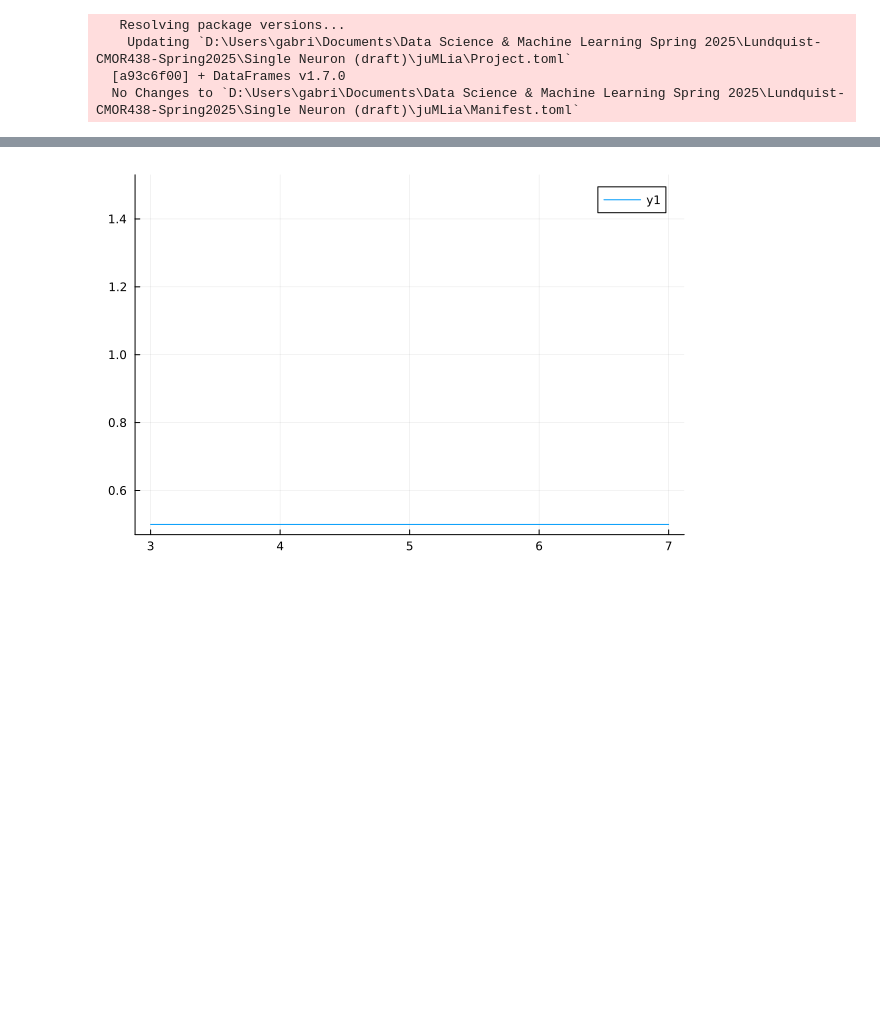
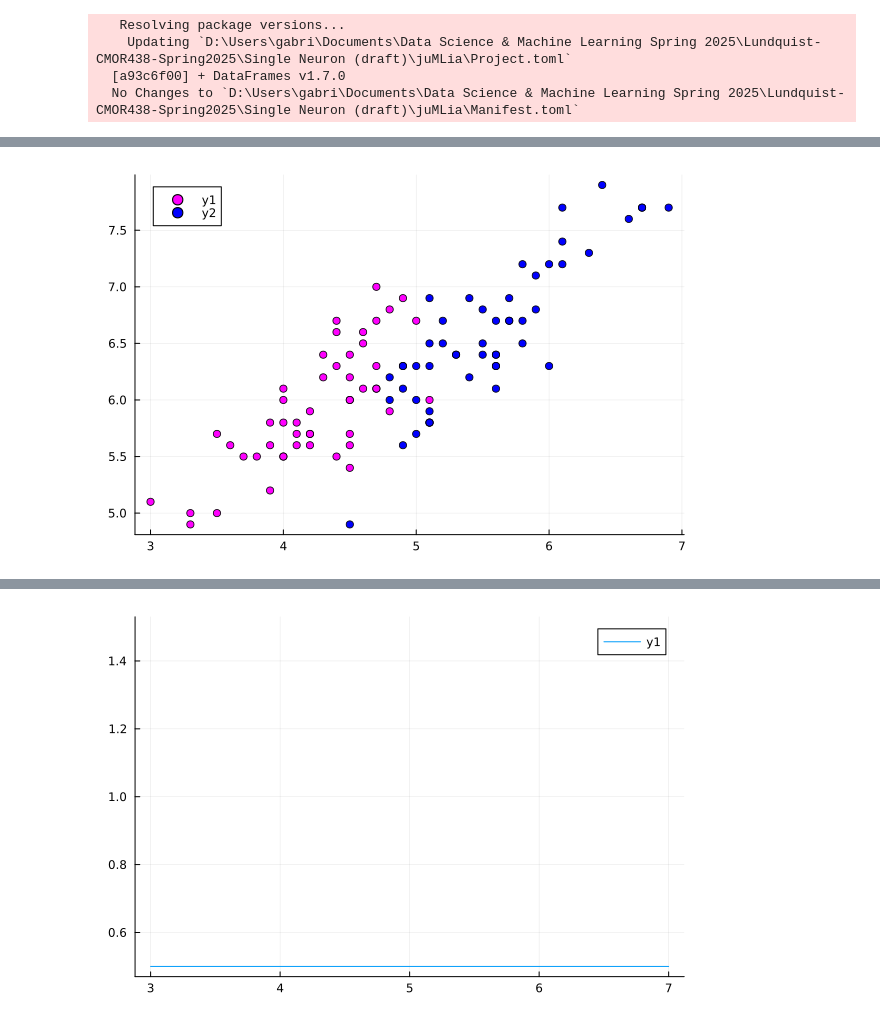
Before and after one commit to gml7/Lundquist-CMOR438-Spring2025, a Jupyter notebook: Single Neuron (draft)/JuliaTesting.ipynb, the cells around one changed output, grey strips where cells are left out. Drawn from its saved outputs; the diff is of its cells as text; code cells hidden in the pictures; blank space fills up the shorter version.

```diff
--- a/Single Neuron (draft)/JuliaTesting.ipynb
+++ b/Single Neuron (draft)/JuliaTesting.ipynb
@@ -16,4 +16,5 @@ irisdata = Iris()
 
 setosadata = subset(irisdata.dataframe, :class => species -> isequal.(species, "Iris-setosa"))
 versicolordata = subset(irisdata.dataframe, :class => species -> isequal.(species, "Iris-versicolor"))
+virginicadata = subset(irisdata.dataframe, :class => species -> isequal.(species, "Iris-virginica"))
 # %% [output]
@@ -24,0 +88,5 @@ include("Single Neuron (draft)/SingleNeuronJulia.jl")
+# %%
+scatter(versicolordata[:, :petallength], versicolordata[:, :sepallength], markercolor=:magenta)
+scatter!(virginicadata[:, :petallength], virginicadata[:, :sepallength], markercolor=:blue)
+# %% [output]
+[figure, added]
```
Also changed, not shown: parts of 4 cells of this notebook, 1 other file.
